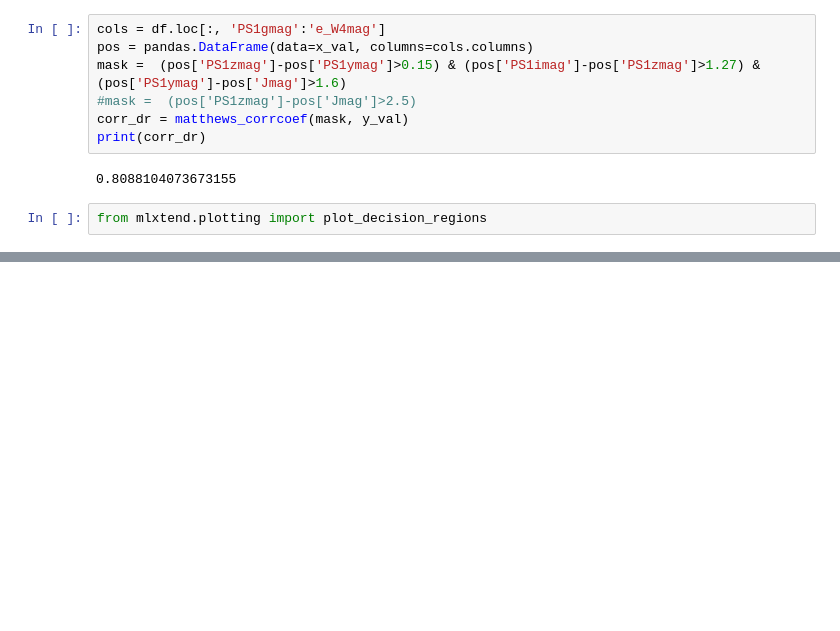
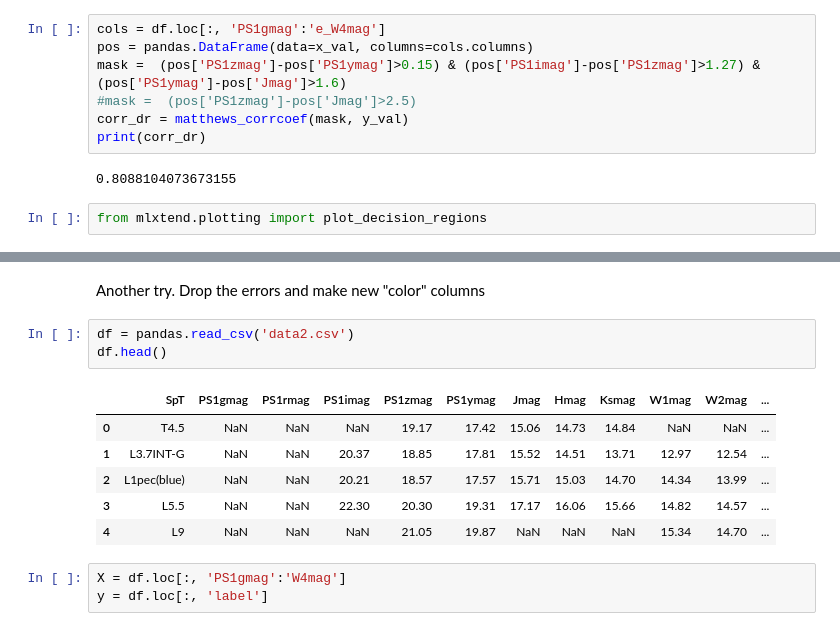
Before and after one commit to iamaleksandra/Brown-Dwarfs-NN, a Jupyter notebook: bd.ipynb, the cells around one changed output, grey strips where cells are left out. Drawn from its saved outputs; the diff is of its cells as text; blank space fills up the shorter version.

```diff
--- a/bd.ipynb
+++ b/bd.ipynb
@@ -111,0 +98,15 @@ for i, ax in enumerate(axarr.flat):
+# %% [markdown]
+Another try. Drop the errors and make new "color" columns
+# %%
+df = pandas.read_csv('data2.csv')
+df.head()
+# %% [output]
+|  | SpT | PS1gmag | PS1rmag | PS1imag | PS1zmag | PS1ymag | Jmag | Hmag | Ksmag | W1mag | W2mag | ... |
+| 0 | T4.5 | NaN | NaN | NaN | 19.17 | 17.42 | 15.06 | 14.73 | 14.84 | NaN | NaN | ... |
+| 1 | L3.7INT-G | NaN | NaN | 20.37 | 18.85 | 17.81 | 15.52 | 14.51 | 13.71 | 12.97 | 12.54 | ... |
+| 2 | L1pec(blue) | NaN | NaN | 20.21 | 18.57 | 17.57 | 15.71 | 15.03 | 14.70 | 14.34 | 13.99 | ... |
+| 3 | L5.5 | NaN | NaN | 22.30 | 20.30 | 19.31 | 17.17 | 16.06 | 15.66 | 14.82 | 14.57 | ... |
+| 4 | L9 | NaN | NaN | NaN | 21.05 | 19.87 | NaN | NaN | NaN | 15.34 | 14.70 | ... |
+# %%
+X = df.loc[:, 'PS1gmag':'W4mag']
+y = df.loc[:, 'label']
```
Also changed, not shown: parts of 14 cells of this notebook, 1 other file.
